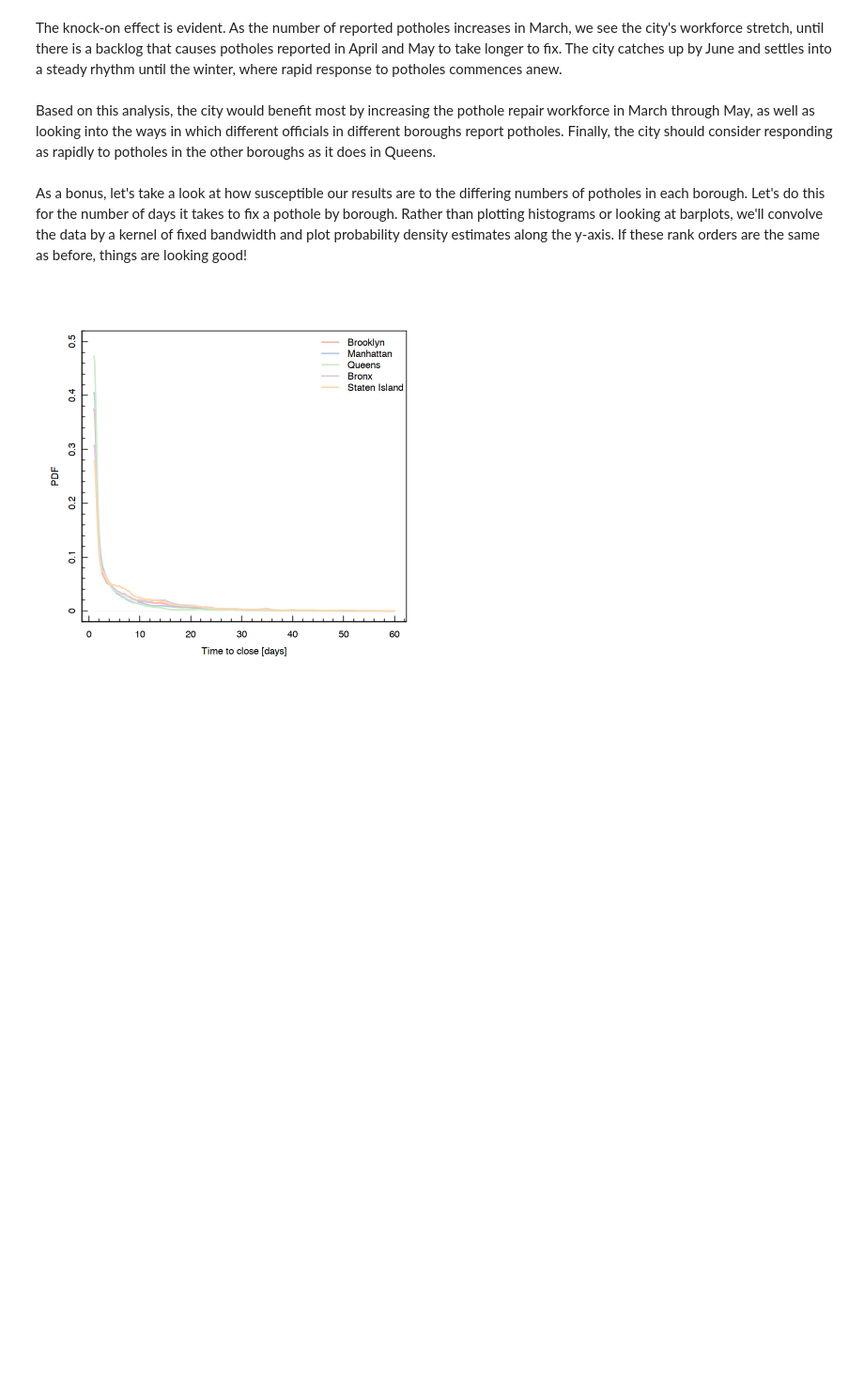
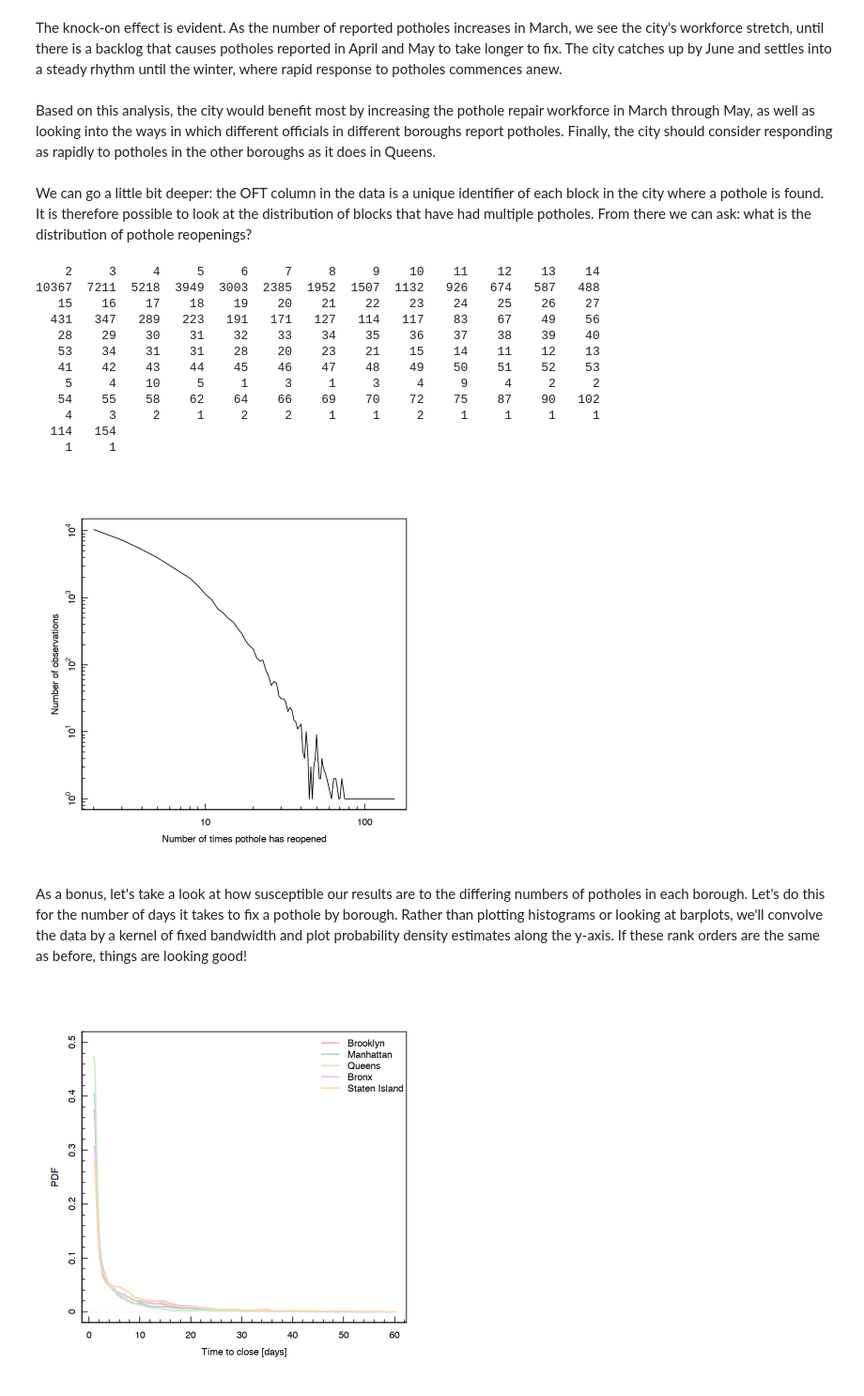
Before and after one commit to malpaslan/NYCPotholes, a Jupyter notebook: potholes.ipynb, the cells around one changed output. Shown: that part at 94% size. Cells and saved outputs as stored; diff of their text form; code cells hidden in the pictures; blank space fills up the shorter version.

```diff
--- a/potholes.ipynb
+++ b/potholes.ipynb
@@ -279,6 +262,40 @@ mtext(side=1,text=c("Jan","Feb","Mar","Apr","May","Jun","Jul","Aug","Sep","Oct",
 The knock-on effect is evident. As the number of reported potholes increases in March, we see the city's workforce stretch, until there is a backlog that causes potholes reported in April and May to take longer to fix. The city catches up by June and settles into a steady rhythm until the winter, where rapid response to potholes commences anew.
 # %% [markdown]
 Based on this analysis, the city would benefit most by increasing the pothole repair workforce in March through May, as well as looking into the ways in which different officials in different boroughs report potholes. Finally, the city should consider responding as rapidly to potholes in the other boroughs as it does in Queens.
+# %% [markdown]
+We can go a little bit deeper: the OFT column in the data is a unique identifier of each block in the city where a pothole is found. It is therefore possible to look at the distribution of blocks that have had multiple potholes. From there we can ask: what is the distribution of pothole reopenings?
+# %%
+library(bit64)
+
+# Work with the OFT column in the data. This is a 64-bit int
+
+temp = table(potholes$OFT)
+potholeReoc = cbind(as.integer64(names(temp)),as.numeric(temp))
+potholeReoc = potholeReoc[order(potholeReoc[,2],decreasing=T),]
+potholeReoc[,2] = as.integer(potholeReoc[,2])
+
+ocurrence = table(potholeReoc[which(potholeReoc[,2]>1),2])
+ocurrence
+
+magplot(as.numeric(names(ocurrence)),as.numeric(ocurrence),log='xy',type='l',xlab="Number of times pothole has reopened",ylab="Number of observations")
+
+#potholeIDs = as.integer64(unlist(potholes$OFT))
+
+#potholes[which(potholeIDs == potholeReoc[1,1]),]
+# %% [output]
+    2     3     4     5     6     7     8     9    10    11    12    13    14
+10367  7211  5218  3949  3003  2385  1952  1507  1132   926   674   587   488
+   15    16    17    18    19    20    21    22    23    24    25    26    27
+  431   347   289   223   191   171   127   114   117    83    67    49    56
+   28    29    30    31    32    33    34    35    36    37    38    39    40
+   53    34    31    31    28    20    23    21    15    14    11    12    13
+   41    42    43    44    45    46    47    48    49    50    51    52    53
+    5     4    10     5     1     3     1     3     4     9     4     2     2
+   54    55    58    62    64    66    69    70    72    75    87    90   102
+    4     3     2     1     2     2     1     1     2     1     1     1     1
+  114   154
+    1     1
+[figure, added]
 # %% [markdown]
 As a bonus, let's take a look at how susceptible our results are to the differing numbers of potholes in each borough. Let's do this for the number of days it takes to fix a pothole by borough. Rather than plotting histograms or looking at barplots, we'll convolve the data by a kernel of fixed bandwidth and plot probability density estimates along the y-axis. If these rank orders are the same as before, things are looking good!
 # %%
```
Also changed, not shown: parts of 2 cells of this notebook.
